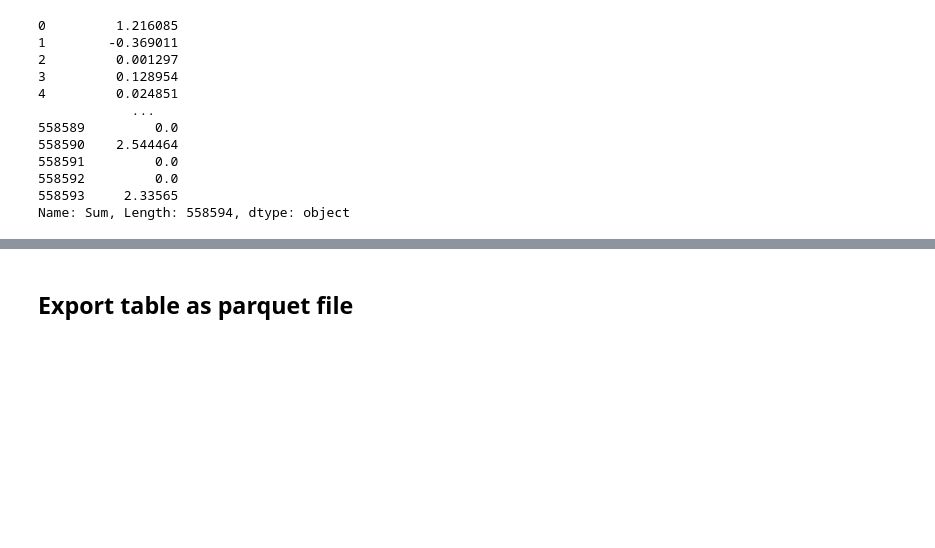
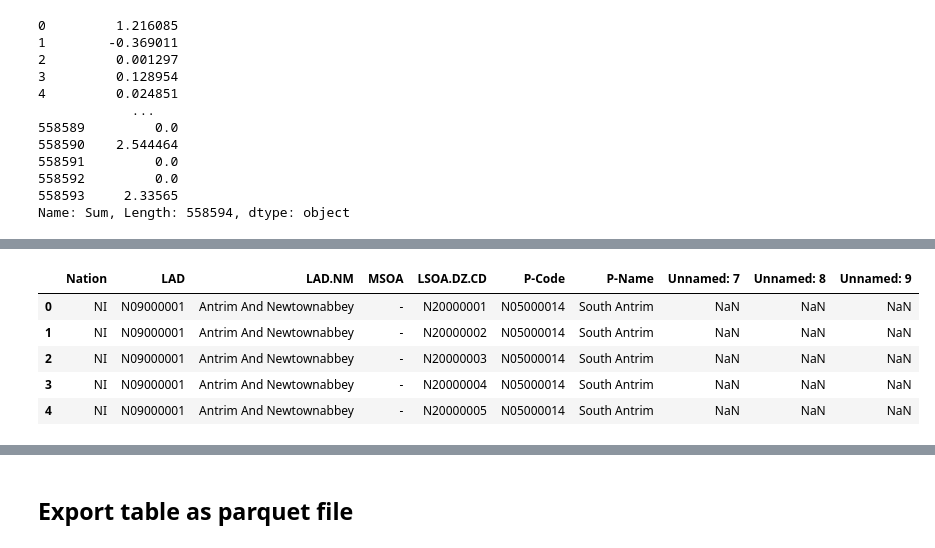
Before and after one commit to Edinburgh-Futures-Institute/CoBenefits, a Jupyter notebook: dataProcess-oneScenario.ipynb, the cells around one changed output, grey strips where cells are left out. Cells and saved outputs as stored; diff of their text form; code cells hidden in the pictures; blank space fills up the shorter version.

```diff
--- a/dataProcess-oneScenario.ipynb
+++ b/dataProcess-oneScenario.ipynb
@@ -576,0 +599,9 @@ df = df.drop('Sum', axis=1)
+# %%
+df_westminster.head()
+# %% [output]
+|  | Nation | LAD | LAD.NM | MSOA | LSOA.DZ.CD | P-Code | P-Name | Unnamed: 7 | Unnamed: 8 | Unnamed: 9 |
+| 0 | NI | N09000001 | Antrim And Newtownabbey | - | N20000001 | N05000014 | South Antrim | NaN | NaN | NaN |
+| 1 | NI | N09000001 | Antrim And Newtownabbey | - | N20000002 | N05000014 | South Antrim | NaN | NaN | NaN |
+| 2 | NI | N09000001 | Antrim And Newtownabbey | - | N20000003 | N05000014 | South Antrim | NaN | NaN | NaN |
+| 3 | NI | N09000001 | Antrim And Newtownabbey | - | N20000004 | N05000014 | South Antrim | NaN | NaN | NaN |
+| 4 | NI | N09000001 | Antrim And Newtownabbey | - | N20000005 | N05000014 | South Antrim | NaN | NaN | NaN |
```
Also changed, not shown: parts of 16 cells of this notebook, 4 other files.
